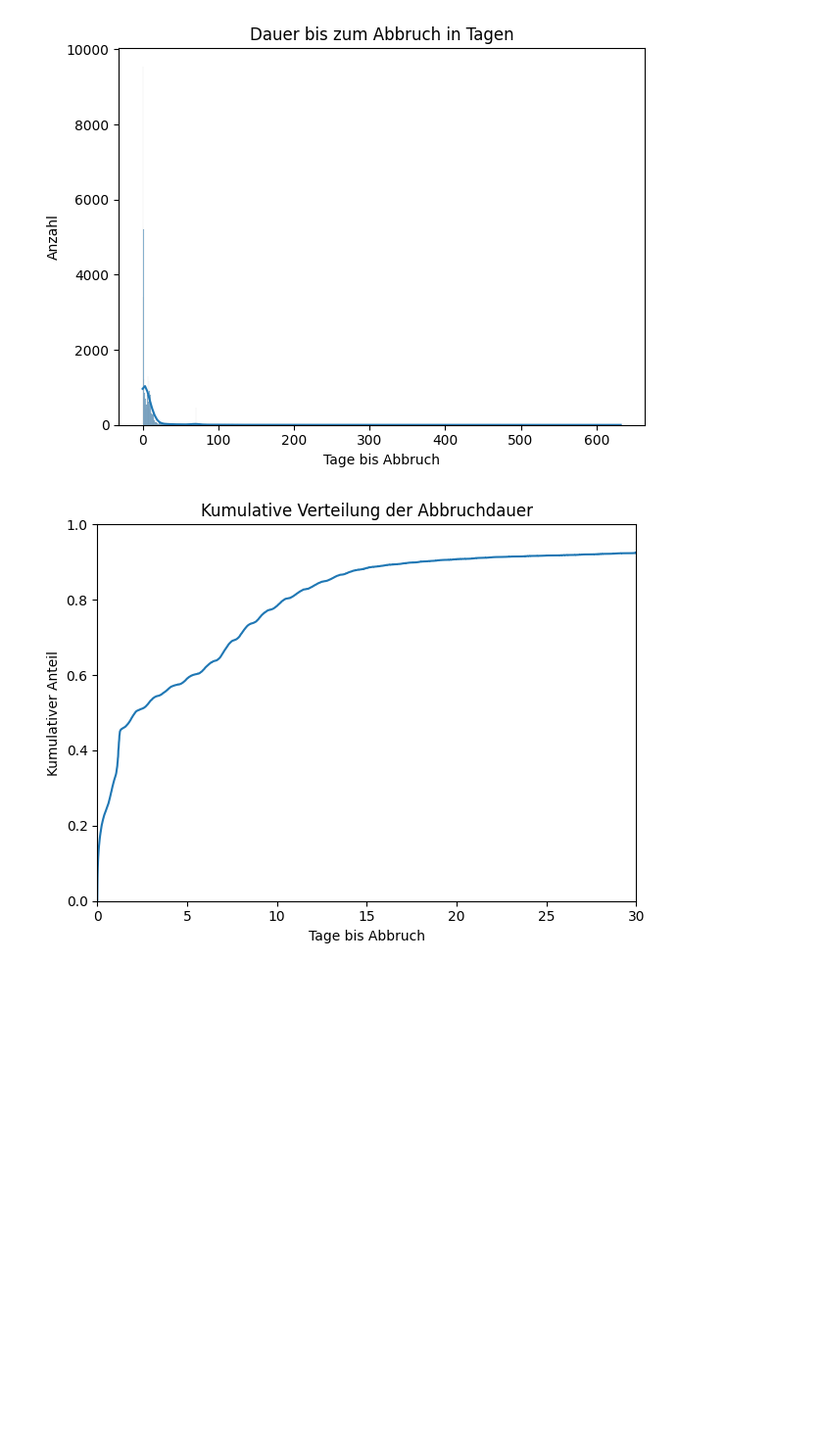
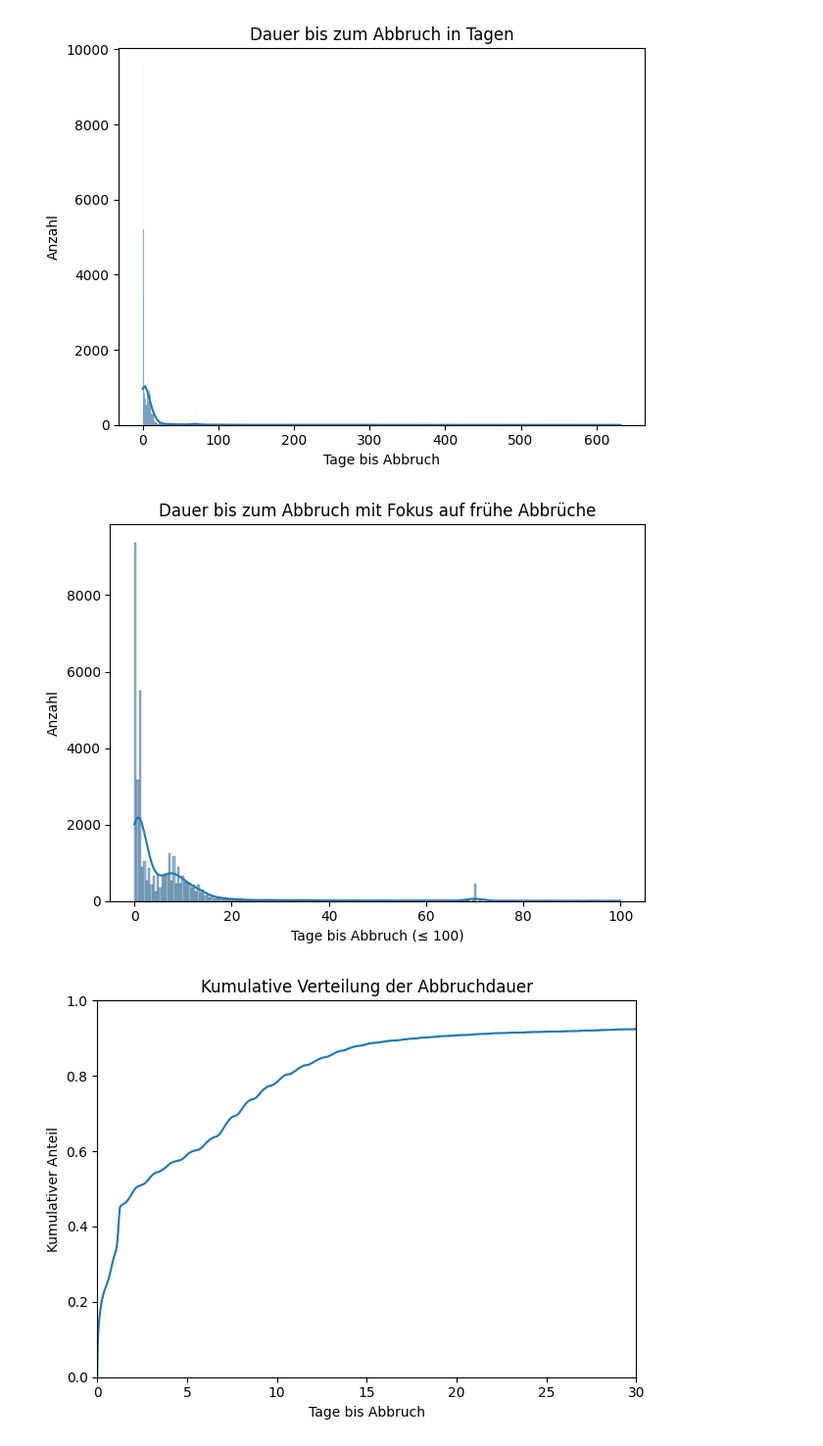
Before and after one commit to Ameowsle/Statistic-Macher, a Jupyter notebook: Bearbeitungszeit_SR_Requests.ipynb, the cells around one changed output. Shown at 98% size. Saved outputs shown, nothing was run; the diff lists cells and outputs as text; code cells hidden in the pictures; blank space fills up the shorter version.

```diff
--- a/Bearbeitungszeit_SR_Requests.ipynb
+++ b/Bearbeitungszeit_SR_Requests.ipynb
@@ -118,6 +118,17 @@ plt.tight_layout()
 plt.show()
 # %% [output]
 [figure]
+# %%
+subset = abgebrochen[abgebrochen["cancel_time_days"] <= 100]
+
+sns.histplot(subset["cancel_time_days"], bins="fd", kde=True)
+plt.xlabel("Tage bis Abbruch (≤ 100)")
+plt.ylabel("Anzahl")
+plt.title("Dauer bis zum Abbruch mit Fokus auf frühe Abbrüche")
+plt.tight_layout()
+plt.show()
+# %% [output]
+[figure, added]
 # %%
 sns.ecdfplot(abgebrochen["cancel_time_days"])
 plt.xlabel("Tage bis Abbruch")
```
Also changed, not shown: parts of 12 cells of this notebook.
